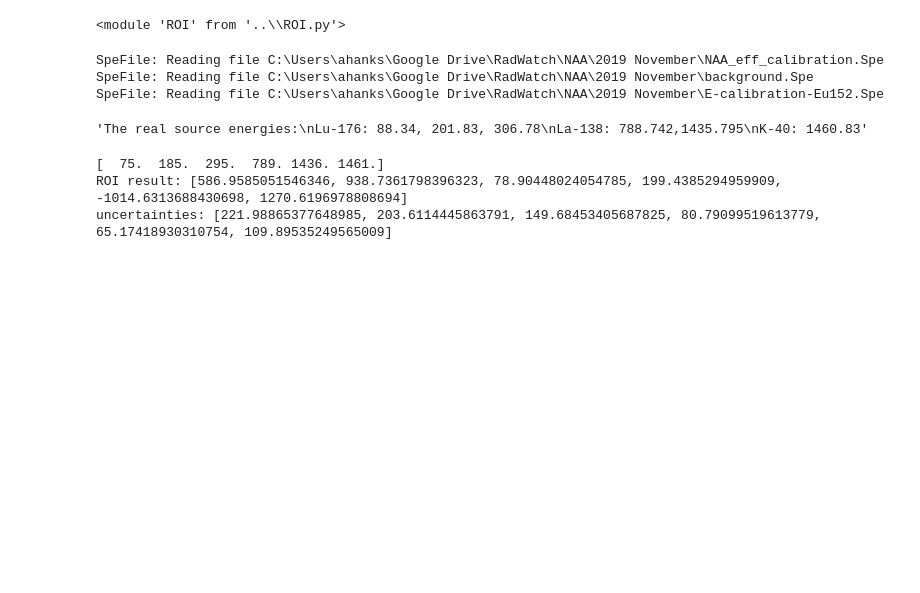
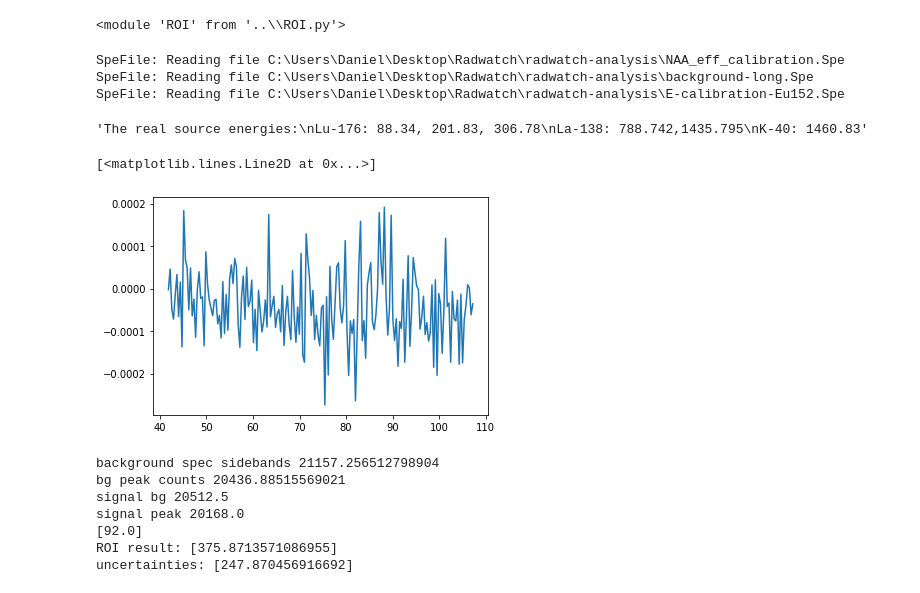
Before and after one commit to bearing/radwatch-analysis, a Jupyter notebook: NAA/eff_calibration.ipynb, the cells around one changed output. Cells and saved outputs as stored; diff of their text form; code cells hidden in the pictures; blank space fills up the shorter version.

```diff
--- a/NAA/eff_calibration.ipynb
+++ b/NAA/eff_calibration.ipynb
@@ -120,18 +120,18 @@ def plot_calibrator(cal):
         plt.text(erg, y, '{:.1f} keV'.format(erg))
     #plt.savefig('cal spec.png',dpi=200)
 # %%
-path = r'C:\Users\ahanks\Google Drive\RadWatch\NAA\2019 November'
+path = r'C:\Users\Daniel\Desktop\Radwatch\radwatch-analysis'
 spec = path + r'\NAA_eff_calibration.Spe'
-bg = path + r'\background.Spe'
+bg = path + r'\background-long.Spe'
 ecal = path + r'\E-calibration-Eu152.Spe'
 
 spec = bq.Spectrum.from_file(spec)
 bg = bq.Spectrum.from_file(bg)
 ecal = bq.Spectrum.from_file(ecal)
 # %% [output]
-SpeFile: Reading file C:\Users\ahanks\Google Drive\RadWatch\NAA\2019 November\NAA_eff_calibration.Spe
-SpeFile: Reading file C:\Users\ahanks\Google Drive\RadWatch\NAA\2019 November\background.Spe
-SpeFile: Reading file C:\Users\ahanks\Google Drive\RadWatch\NAA\2019 November\E-calibration-Eu152.Spe
+SpeFile: Reading file C:\Users\Daniel\Desktop\Radwatch\radwatch-analysis\NAA_eff_calibration.Spe
+SpeFile: Reading file C:\Users\Daniel\Desktop\Radwatch\radwatch-analysis\background-long.Spe
+SpeFile: Reading file C:\Users\Daniel\Desktop\Radwatch\radwatch-analysis\E-calibration-Eu152.Spe
 # %%
 spec.calibrate_like(ecal)
 bg.calibrate_like(ecal)
@@ -158,24 +158,35 @@ La-138: 788.742,1435.795
 K-40: 1460.83'''
 # %% [output]
 'The real source energies:\nLu-176: 88.34, 201.83, 306.78\nLa-138: 788.742,1435.795\nK-40: 1460.83'
+# %%
+spec_sub = spec-bg
+#spec_sub.plot()
+plt.plot(spec.bin_centers_kev[70:250],spec_sub.cps_vals[70:250])
+# %% [output]
+[<matplotlib.lines.Line2D at 0x...>]
+[figure, added]
 # %%
-roi = ROI.ROI(spec, bg, source_energies, sub_type = 0)
-delta_e = 8
-window = np.array([[-3, -2], [-0.5, 0.5], [3, 4]])
-roi.set_sideband(delta_e,window)
+roi = ROI.ROI(spec, bg, [source_energies[0]], sub_type = 0)
+delta_e0 = 8
+window0 = np.array([[-3.3, -2.6], [-0.5, 0.5], [1.2, 3.5]])
+roi.set_sideband(delta_e0,window0)
 roi.find_peak_energies()
 target_peaks = roi.target_peaks
-roi_result,roi_uncer = roi.get_counts()
+roi_result0,roi_uncer0 = roi.get_counts()
 #peakfit = PF.PF(spectrum,background,source_energies)
 #pf_result = peakfit.get_counts()
 print(target_peaks)
-print('ROI result:',roi_result)
-print('uncertainties:',roi_uncer)
+print('ROI result:',roi_result0)
+print('uncertainties:',roi_uncer0)
 #print('Lu_176 PF result:',pf_result)
 # %% [output]
-[  75.  185.  295.  789. 1436. 1461.]
-ROI result: [586.9585051546346, 938.7361798396323, 78.90448024054785, 199.4385294959909, -1014.6313688430698, 1270.6196978808694]
-uncertainties: [221.98865377648985, 203.6114445863791, 149.68453405687825, 80.79099519613779, 65.17418930310754, 109.89535249565009]
+background spec sidebands 21157.256512798904
+bg peak counts 20436.88515569021
+signal bg 20512.5
+signal peak 20168.0
+[92.0]
+ROI result: [375.8713571086955]
+uncertainties: [247.870456916692]
 # %%
 #spec.plot(yscale="log")
 #np.where(spec.bin_centers_kev>74.9)
```
Also changed, not shown: parts of 18 cells of this notebook.
